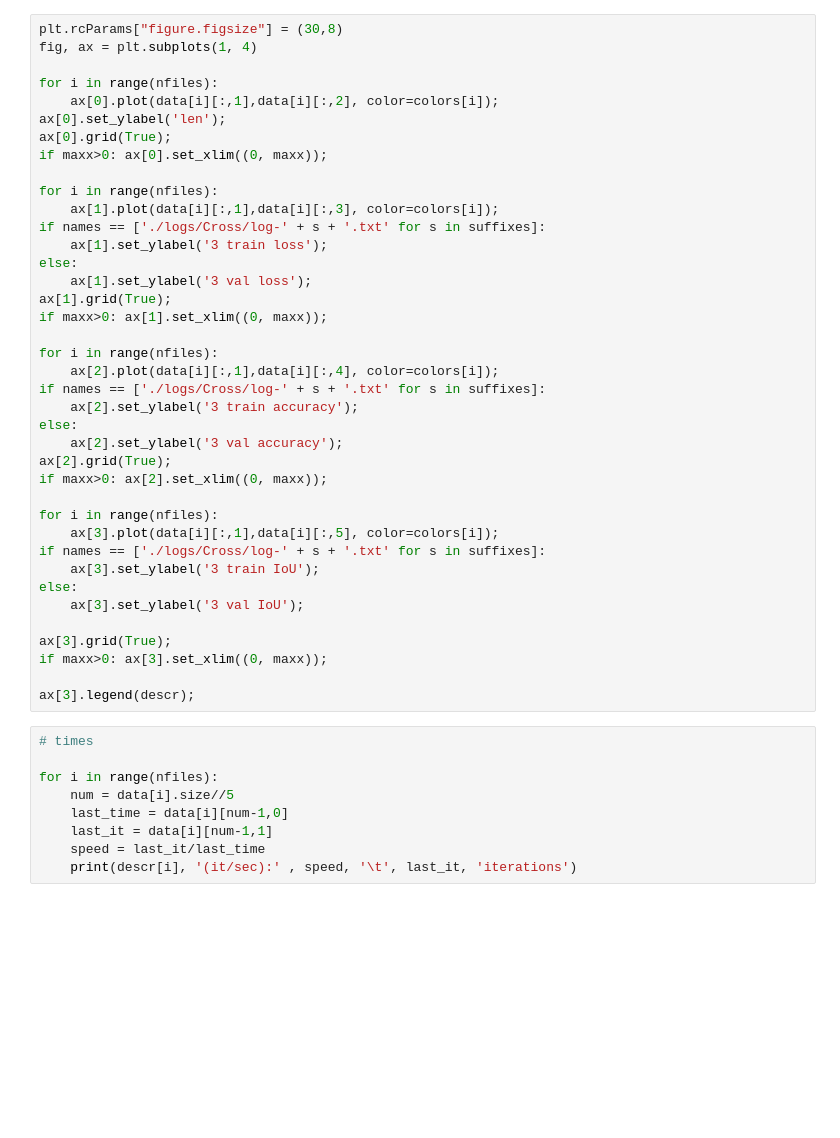
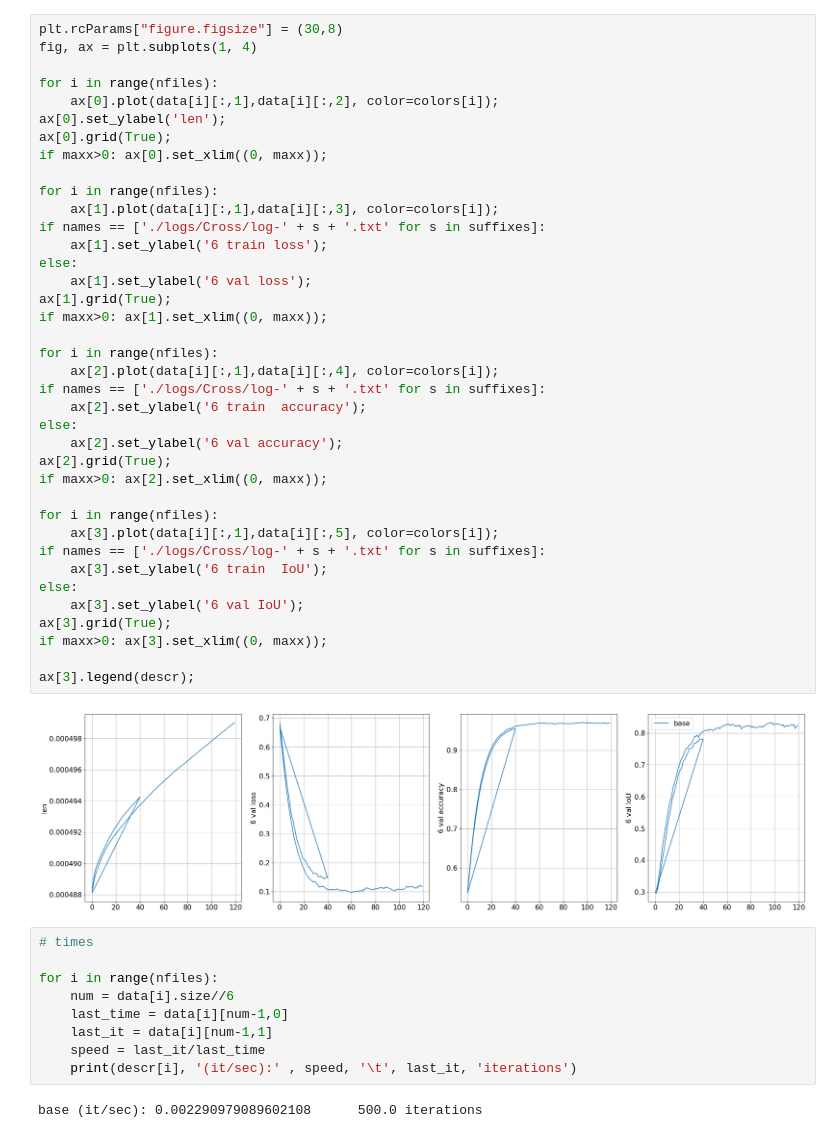
Before and after one commit to komgyu/survid, a Jupyter notebook: plot.ipynb, the cells around one changed output. Drawn from its saved outputs; the diff is of its cells as text; blank space fills up the shorter version.

```diff
--- a/plot.ipynb
+++ b/plot.ipynb
@@ -34,46 +37,49 @@ plt.rcParams["figure.figsize"] = (30,8)
 fig, ax = plt.subplots(1, 4)
 
 for i in range(nfiles):
     ax[0].plot(data[i][:,1],data[i][:,2], color=colors[i]);
 ax[0].set_ylabel('len');
 ax[0].grid(True);
 if maxx>0: ax[0].set_xlim((0, maxx));
 
 for i in range(nfiles):
     ax[1].plot(data[i][:,1],data[i][:,3], color=colors[i]);
 if names == ['./logs/Cross/log-' + s + '.txt' for s in suffixes]:
-    ax[1].set_ylabel('3 train loss');
+    ax[1].set_ylabel('6 train loss');
 else:
-    ax[1].set_ylabel('3 val loss');
+    ax[1].set_ylabel('6 val loss');
 ax[1].grid(True);
 if maxx>0: ax[1].set_xlim((0, maxx));
 
 for i in range(nfiles):
     ax[2].plot(data[i][:,1],data[i][:,4], color=colors[i]);
 if names == ['./logs/Cross/log-' + s + '.txt' for s in suffixes]:
-    ax[2].set_ylabel('3 train accuracy');
+    ax[2].set_ylabel('6 train  accuracy');
 else:
-    ax[2].set_ylabel('3 val accuracy');
+    ax[2].set_ylabel('6 val accuracy');
 ax[2].grid(True);
 if maxx>0: ax[2].set_xlim((0, maxx));
 
 for i in range(nfiles):
     ax[3].plot(data[i][:,1],data[i][:,5], color=colors[i]);
 if names == ['./logs/Cross/log-' + s + '.txt' for s in suffixes]:
-    ax[3].set_ylabel('3 train IoU');
+    ax[3].set_ylabel('6 train  IoU');
 else:
-    ax[3].set_ylabel('3 val IoU');
-
+    ax[3].set_ylabel('6 val IoU');
 ax[3].grid(True);
 if maxx>0: ax[3].set_xlim((0, maxx));
 
 ax[3].legend(descr);
+# %% [output]
+[figure, added]
 # %%
 # times
 
 for i in range(nfiles):
-    num = data[i].size//5
+    num = data[i].size//6
     last_time = data[i][num-1,0]
     last_it = data[i][num-1,1]
     speed = last_it/last_time
     print(descr[i], '(it/sec):' , speed, '\t', last_it, 'iterations')
+# %% [output]
+base (it/sec): 0.002290979089602108      500.0 iterations
```
Also changed, not shown: parts of 1 cell of this notebook.
